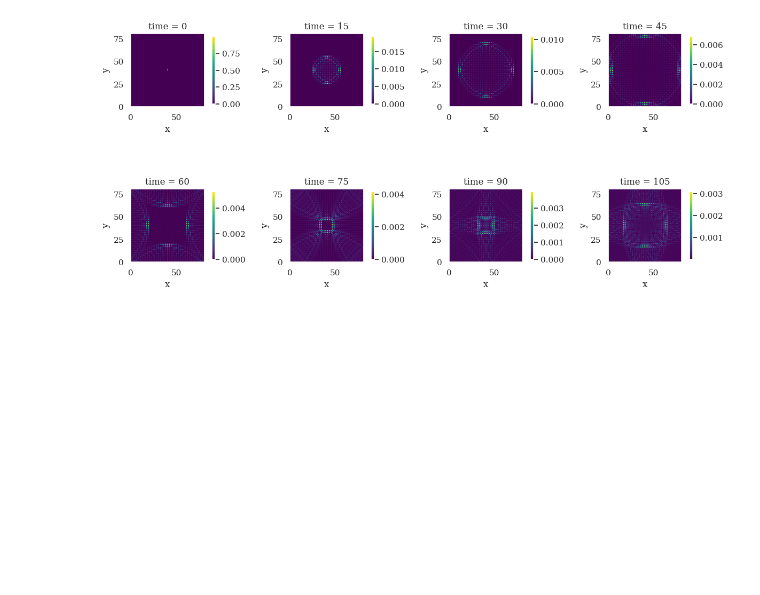
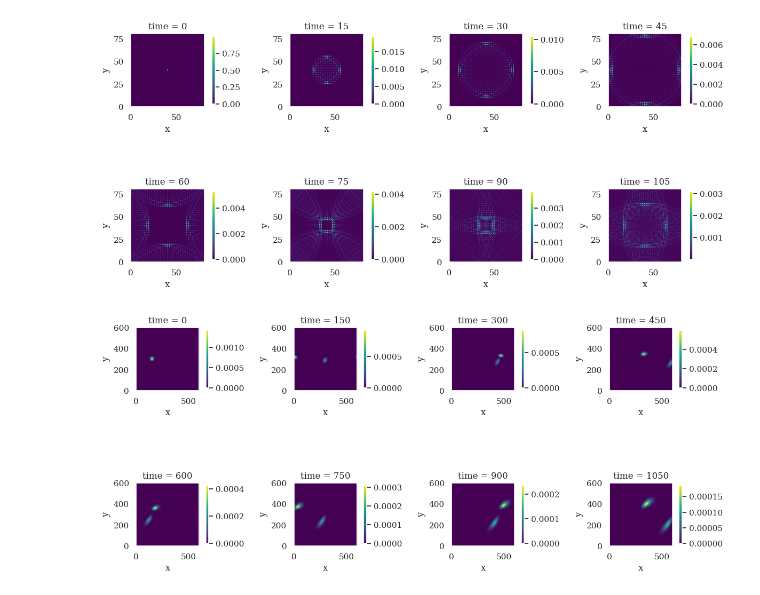
Before and after one commit to JedrekSt/M_thesis, a Jupyter notebook: Results/TwoDimensionQW.ipynb, the cells around one changed output. Drawn from its saved outputs; the diff is of its cells as text; code cells hidden in the pictures; blank space fills up the shorter version.

Commit message:
two dim magnetic

```diff
--- a/Results/TwoDimensionQW.ipynb
+++ b/Results/TwoDimensionQW.ipynb
@@ -63,0 +101,46 @@ fig.savefig("Images/2DimQW.pdf",format= "pdf",bbox_inches = "tight")
+# %%
+dimx, dimy = 600,600
+
+x_coin_dict = {
+    "th" : np.pi/2
+}
+y_coin_dict = {
+    "th" : np.pi/2
+}
+init_state_dict = {
+    "a" : 1,
+    "b" : 0,
+    "y0" : dimy // 4,
+    "sigma" : 15
+}
+
+B = 2 * np.pi / 1200
+
+model = MagneticWalk_IS(dimx,dimy,x_coin_dict,y_coin_dict,init_state_dict,B, device = device)
+# %%
+fig = plt.figure(figsize = (12,6))
+
+time = 0
+step = 150
+prob = model.Get_prob()
+num = 8
+
+for i in range(num):
+  ax = fig.add_subplot(num // 4, 4 ,i+1)
+  im = ax.imshow(prob,origin = "lower",extent = [0,dimx,0,dimy], cmap = "viridis")
+  ax.set_xlabel("x")
+  ax.set_ylabel("y")
+  ax.set_title(f"time = {time}")
+  plt.colorbar(im, ax = ax, fraction=0.04, pad=0.09)
+  plt.grid(False)
+
+  for _ in range(step):
+    model.Evolve()
+    prob = model.Get_prob()
+    time += 1
+
+plt.tight_layout()
+
+fig.savefig("Images/Magnetic2DimQW.pdf",format= "pdf",bbox_inches = "tight")
+# %% [output]
+[figure, added]
```
Also changed, not shown: parts of 3 cells of this notebook, 5 other files.
